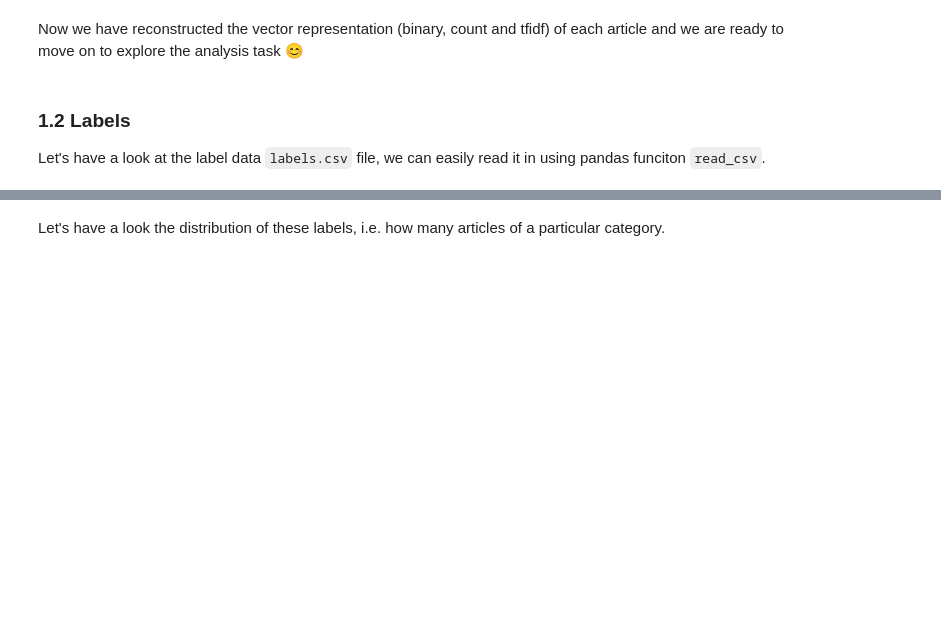
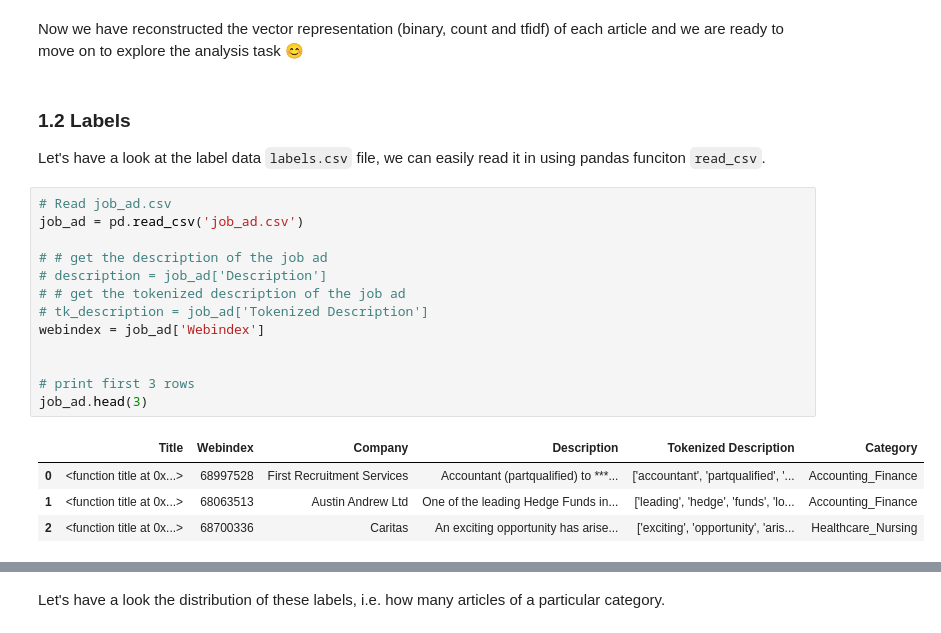
Before and after one commit to tnathu-ai/NLP-Job-Ad, a Jupyter notebook: Act 4_Document Classification.ipynb, the cells around one changed output, grey strips where cells are left out. Cells and saved outputs as stored; diff of their text form; blank space fills up the shorter version.

```diff
--- a/Act 4_Document Classification.ipynb
+++ b/Act 4_Document Classification.ipynb
@@ -80,4 +82,22 @@ Now we have reconstructed the vector representation (binary, count and tfidf) of
 # %% [markdown]
 ### 1.2 Labels
 Let's have a look at the label data `labels.csv` file, we can easily read it in using pandas funciton `read_csv`.
+# %%
+# Read job_ad.csv
+job_ad = pd.read_csv('job_ad.csv')
+
+# # get the description of the job ad
+# description = job_ad['Description']
+# # get the tokenized description of the job ad
+# tk_description = job_ad['Tokenized Description']
+webindex = job_ad['Webindex']
+
+
+# print first 3 rows
+job_ad.head(3)
+# %% [output]
+|  | Title | Webindex | Company | Description | Tokenized Description | Category |
+| 0 | <function title at 0x...> | 68997528 | First Recruitment Services | Accountant (partqualified) to ***... | ['accountant', 'partqualified', '... | Accounting_Finance |
+| 1 | <function title at 0x...> | 68063513 | Austin Andrew Ltd | One of the leading Hedge Funds in... | ['leading', 'hedge', 'funds', 'lo... | Accounting_Finance |
+| 2 | <function title at 0x...> | 68700336 | Caritas | An exciting opportunity has arise... | ['exciting', 'opportunity', 'aris... | Healthcare_Nursing |
 # %%
```
Also changed, not shown: parts of 34 cells of this notebook, 5 other files.
